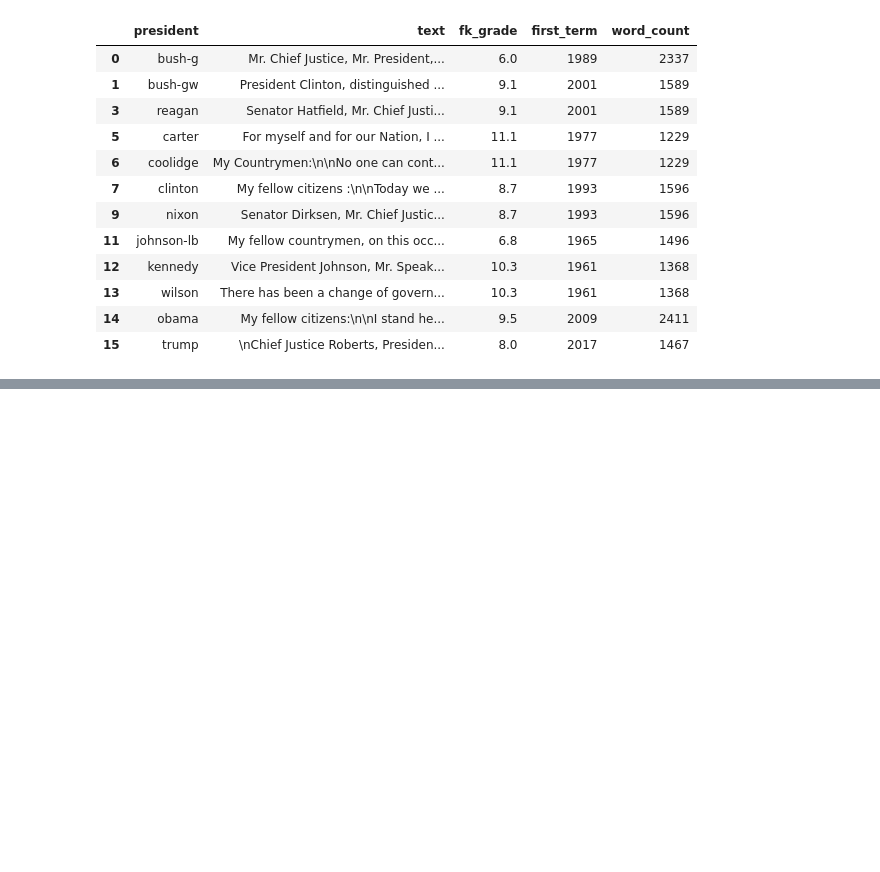
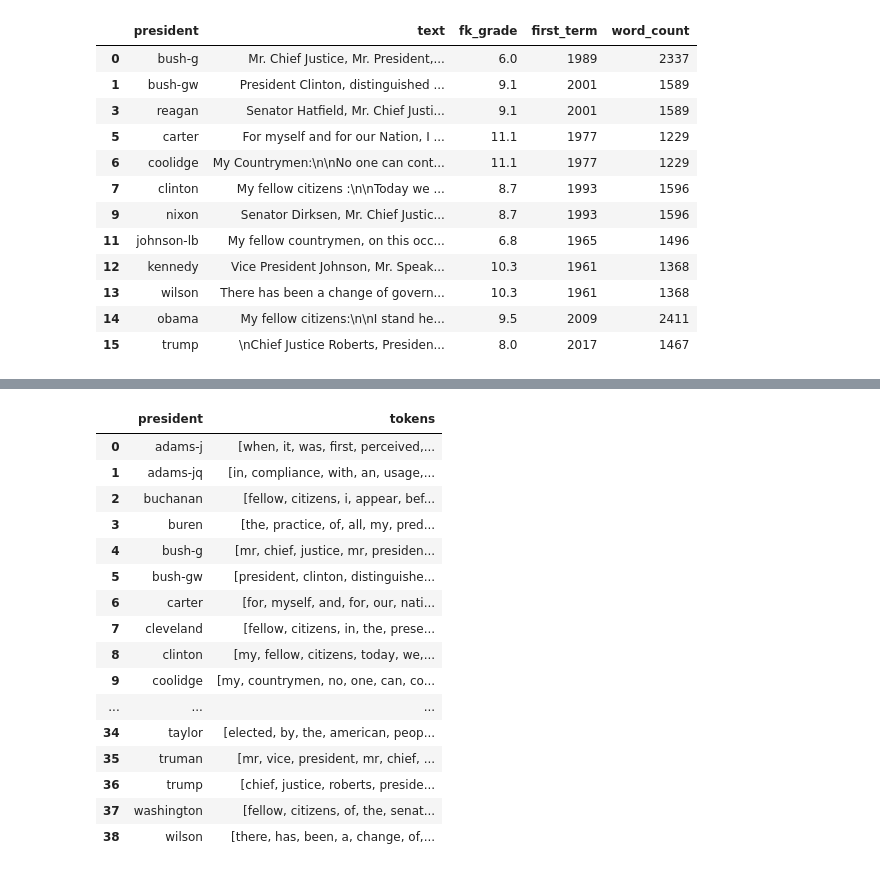
Before and after one commit to sbchou/trump-speech, a Jupyter notebook: Speech-analysis.ipynb, the cells around one changed output, grey strips where cells are left out. Cells and saved outputs as stored; diff of their text form; code cells hidden in the pictures; blank space fills up the shorter version.

```diff
--- a/Speech-analysis.ipynb
+++ b/Speech-analysis.ipynb
@@ -322,0 +357,20 @@ for i, blob in enumerate(bloblist):
+# %%
+df_all
+# %% [output]
+|  | president | tokens |
+| 0 | adams-j | [when, it, was, first, perceived,... |
+| 1 | adams-jq | [in, compliance, with, an, usage,... |
+| 2 | buchanan | [fellow, citizens, i, appear, bef... |
+| 3 | buren | [the, practice, of, all, my, pred... |
+| 4 | bush-g | [mr, chief, justice, mr, presiden... |
+| 5 | bush-gw | [president, clinton, distinguishe... |
+| 6 | carter | [for, myself, and, for, our, nati... |
+| 7 | cleveland | [fellow, citizens, in, the, prese... |
+| 8 | clinton | [my, fellow, citizens, today, we,... |
+| 9 | coolidge | [my, countrymen, no, one, can, co... |
+| ... | ... | ... |
+| 34 | taylor | [elected, by, the, american, peop... |
+| 35 | truman | [mr, vice, president, mr, chief, ... |
+| 36 | trump | [chief, justice, roberts, preside... |
+| 37 | washington | [fellow, citizens, of, the, senat... |
+| 38 | wilson | [there, has, been, a, change, of,... |
```
Also changed, not shown: parts of 13 cells of this notebook, 4 other files.
